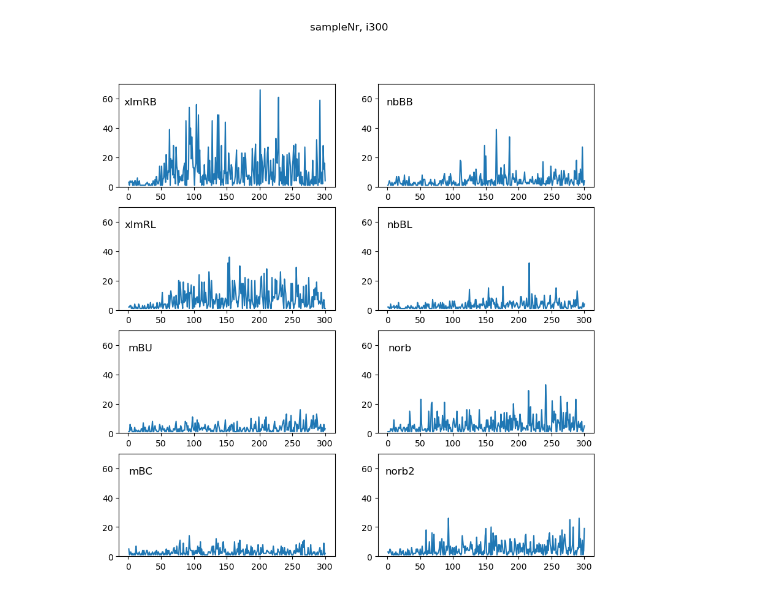
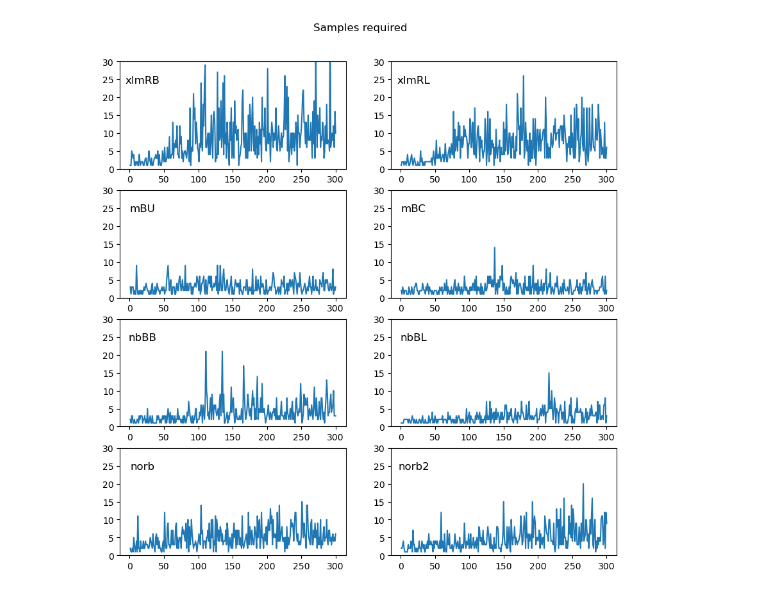
Before and after one commit to Johnneeee/masterThesis, a Jupyter notebook: probeRule/displayMetadata.ipynb, the cells around one changed output. Saved outputs shown, nothing was run; the diff lists cells and outputs as text; code cells hidden in the pictures.

```diff
--- a/probeRule/displayMetadata.ipynb
+++ b/probeRule/displayMetadata.ipynb
@@ -39 +30,21 @@ x100 = np.arange(101)[1:]
+# %%
+def avgColumn(column):
+    x = [x[column] for x in data0]
+    y = [x[column] for x in data1]
+    z = [x[column] for x in data2]
+    avg = []
+
+    for i in range(len(x)):
+        ls = []
+        for j in range(len(x[0])):
+            ls.append(int((x[i][j] + y[i][j] + z[i][j])/3))
+        avg.append(ls)
+
+    return avg
+
+hypLengths = avgColumn(0)
+sampleNRS = avgColumn(1)
+sampleRt = avgColumn(2)
+totalRt = avgColumn(3)
+x300 = np.arange(301)[1:]
 # %%
@@ -56,12 +69,15 @@ comapreV0(lms, x300, totalRuntimesSec, "totalRuntimesSec, i300")
 # %%
 # V1
 lms_ = ["xlmRB", "xlmRL", "mBU", "mBC", "nbBB", "nbBL", "norb", "norb2"]
-pos  = [[0,0],[1,0],[2,0],[3,0],[0,1],[1,1],[2,1],[3,1]]
+# pos  = [[0,0],[1,0],[2,0],[3,0],[0,1],[1,1],[2,1],[3,1]]
+pos  = [[0,0],[0,1],[1,0],[1,1],[2,0],[2,1],[3,0],[3,1]]
+# pos  = [[0,0],[0,1],[0,2],[0,3],[1,1],[1,1],[1,1],[1,1]]
 def compareV1(xdata, ydata, lmtag, pos, ycap):
     for i in range(len(pos)):
         xpos, ypos = pos[i]
         axis[xpos,ypos].plot(xdata, ydata[i])
         axis[xpos,ypos].set_ylim((0,ycap))
         axis[xpos,ypos].set_title(lmtag[i], x=0.1, y=0.75)
+    plt.show()
 # %%
 figure, axis = plt.subplots(4, 2, figsize=(10, 10))
@@ -72,6 +107,6 @@ compareV1(x300, hypLens, lms_, pos, 600)
 # %%
 figure, axis = plt.subplots(4, 2, figsize=(10, 10))
-figure.suptitle("sampleNr, i300")
-compareV1(x300, sampleNrs, lms_, pos, 70)
+figure.suptitle("Samples required", x=0.5, y=0.94)
+compareV1(x300, sampleNRS, lms_, pos, 30)
 # %% [output]
-[figure, old version]
+[figure, new version]
```
Also changed, not shown: parts of 8 cells of this notebook, 2 other files.
